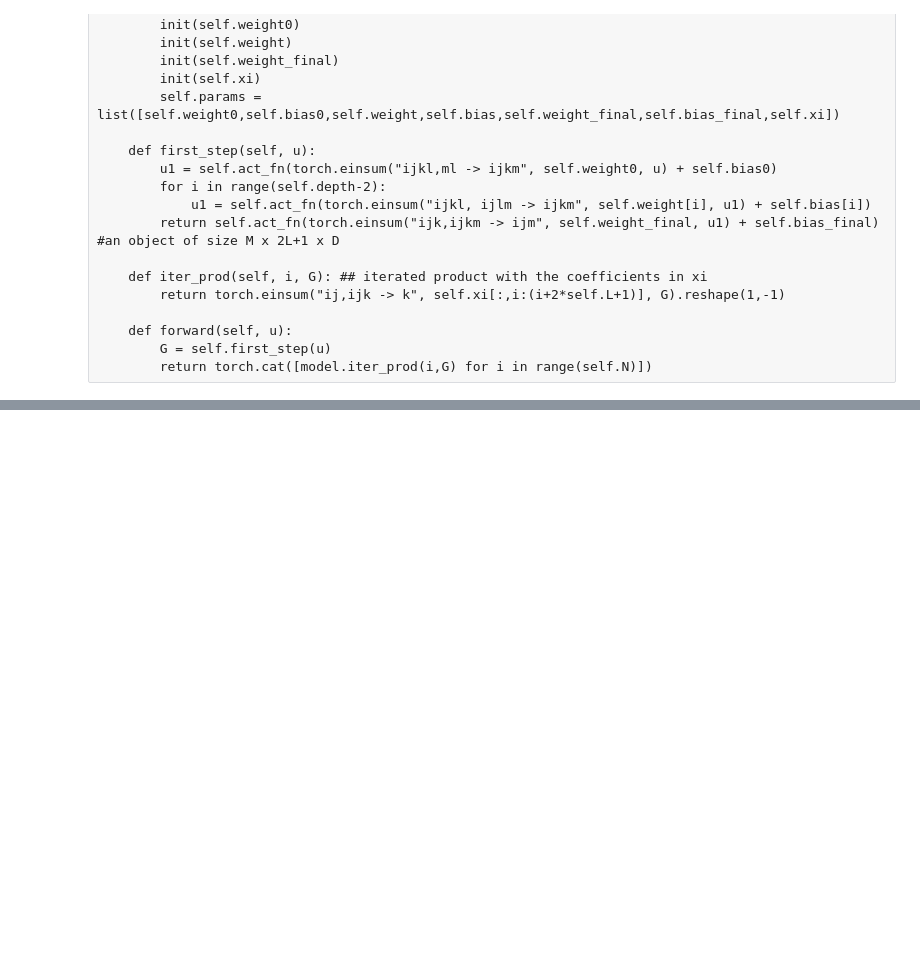
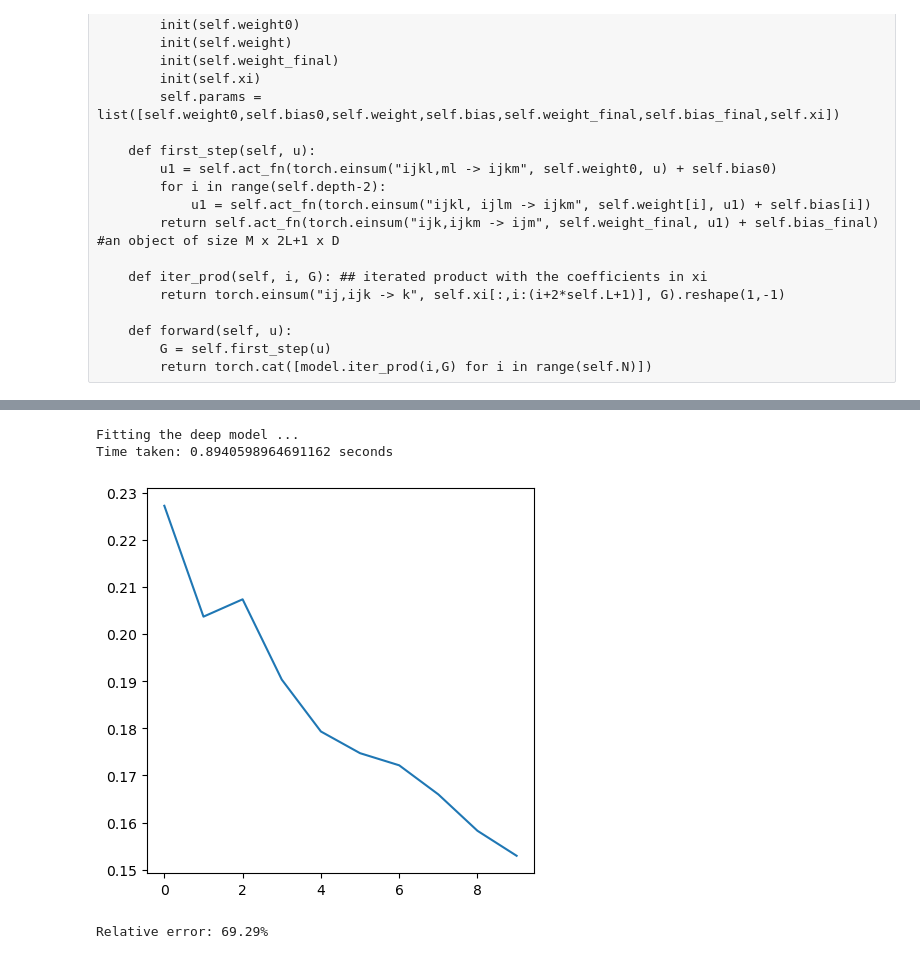
Before and after one commit to sohamsarkar1991/spectral-NN, a Jupyter notebook: Codes/Untitled.ipynb, the cells around one changed output, grey strips where cells are left out. Saved outputs shown, nothing was run; the diff lists cells and outputs as text; code cells hidden in the pictures; blank space fills up the shorter version.

```diff
--- a/Codes/Untitled.ipynb
+++ b/Codes/Untitled.ipynb
@@ -433,0 +356,30 @@ print(A[i,j],B[i,j],C[i,j])
+# %%
+print("Fitting the deep model ...")
+model = spectNN.spectralNNDeep(N,d,M,L,depth,width,act_fn,init)
+optimizer = torch.optim.Adam(model.params,lr=0.01)
+
+start_time = time.time()
+l_tr = []
+for epoch in range(epochs):
+    l = loss.loss_fn(x,model(u))
+    optimizer.zero_grad()
+    l.backward()
+    optimizer.step()
+    l_tr.append(l.item())
+time_ellapsed = time.time() - start_time
+print("Time taken: {} seconds" .format(time_ellapsed))
+
+fig, ax = plt.subplots(figsize=(5,5))
+ax.plot(l_tr)
+plt.show()
+
+with torch.no_grad():
+    num = loss.loss_fn(x,model(u)).item()
+    den = loss.loss_fn(x,0*x).item()
+    #print([num, den])
+    print("Relative error: {:.2f}%" .format(num/den*100))
+# %% [output]
+Fitting the deep model ...
+Time taken: 0.8940598964691162 seconds
+[figure, added]
+Relative error: 69.29%
```
Also changed, not shown: parts of 34 cells of this notebook, 2 other files.
